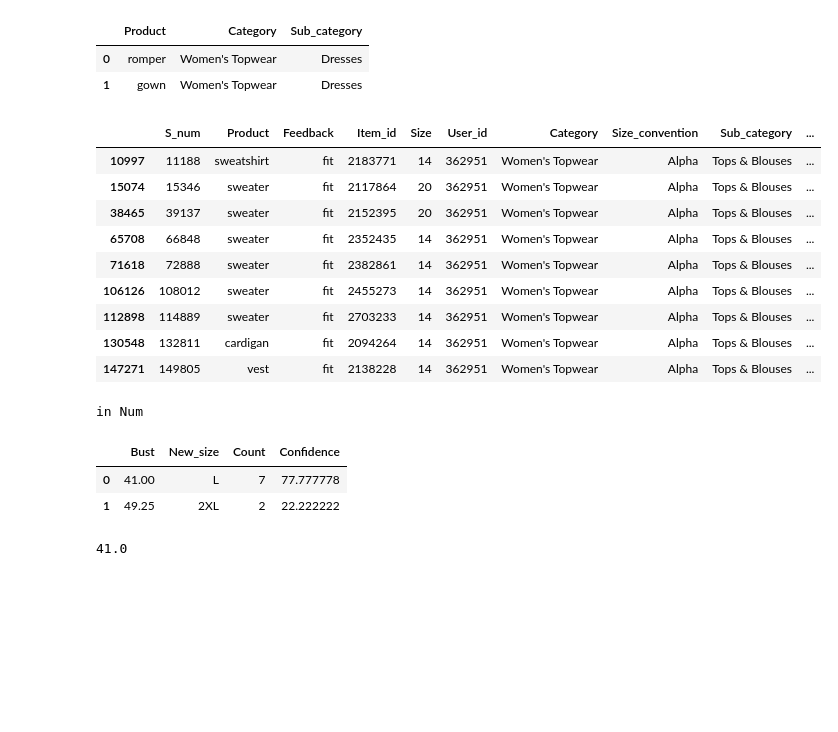
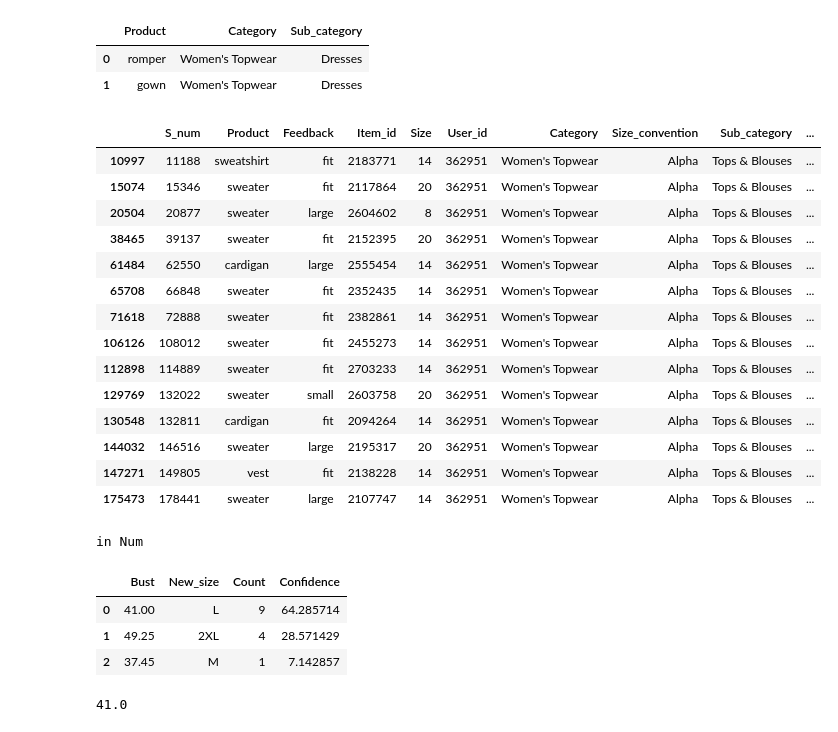
Before and after one commit to vigneshSs-07/Complete-AtoZ-MLProjects, a Jupyter notebook: Recommending_Retail_Products/Scenario_ABB_Generalized_Code_CH.ipynb, the cells around one changed output. Saved outputs shown, nothing was run; the diff lists cells and outputs as text; code cells hidden in the pictures; blank space fills up the shorter version.

```diff
--- a/Recommending_Products/Scenario_ABB_Generalized_Code.ipynb
+++ b/Recommending_Retail_Products/Scenario_ABB_Generalized_Code_CH.ipynb
@@ -68,19 +68,24 @@ Product_Size_Mapping.head(2)
 # %%
 #Identifying_Size_Convention
 alp=str(cust_history[cust_history['Product']==product]['Size_convention'].iloc[0])
-customer_fit_count = cust_history[(cust_history['User_id']==cust_id) & (cust_history['Feedback']=='fit') & (cust_history['Size_convention']==alp)]
+customer_fit_count = cust_history[(cust_history['User_id']==cust_id)  & (cust_history['Size_convention']==alp)]  #& (cust_history['Feedback']=='fit')
 customer_fit_count
 # %% [output]
 |  | S_num | Product | Feedback | Item_id | Size | User_id | Category | Size_convention | Sub_category | ... |
 | 10997 | 11188 | sweatshirt | fit | 2183771 | 14 | 362951 | Women's Topwear | Alpha | Tops & Blouses | ... |
 | 15074 | 15346 | sweater | fit | 2117864 | 20 | 362951 | Women's Topwear | Alpha | Tops & Blouses | ... |
+| 20504 | 20877 | sweater | large | 2604602 | 8 | 362951 | Women's Topwear | Alpha | Tops & Blouses | ... |
 | 38465 | 39137 | sweater | fit | 2152395 | 20 | 362951 | Women's Topwear | Alpha | Tops & Blouses | ... |
+| 61484 | 62550 | cardigan | large | 2555454 | 14 | 362951 | Women's Topwear | Alpha | Tops & Blouses | ... |
 | 65708 | 66848 | sweater | fit | 2352435 | 14 | 362951 | Women's Topwear | Alpha | Tops & Blouses | ... |
 | 71618 | 72888 | sweater | fit | 2382861 | 14 | 362951 | Women's Topwear | Alpha | Tops & Blouses | ... |
 | 106126 | 108012 | sweater | fit | 2455273 | 14 | 362951 | Women's Topwear | Alpha | Tops & Blouses | ... |
 | 112898 | 114889 | sweater | fit | 2703233 | 14 | 362951 | Women's Topwear | Alpha | Tops & Blouses | ... |
+| 129769 | 132022 | sweater | small | 2603758 | 20 | 362951 | Women's Topwear | Alpha | Tops & Blouses | ... |
 | 130548 | 132811 | cardigan | fit | 2094264 | 14 | 362951 | Women's Topwear | Alpha | Tops & Blouses | ... |
+| 144032 | 146516 | sweater | large | 2195317 | 20 | 362951 | Women's Topwear | Alpha | Tops & Blouses | ... |
 | 147271 | 149805 | vest | fit | 2138228 | 14 | 362951 | Women's Topwear | Alpha | Tops & Blouses | ... |
+| 175473 | 178441 | sweater | large | 2107747 | 14 | 362951 | Women's Topwear | Alpha | Tops & Blouses | ... |
 # %%
 #CONVERTING BUST SIZE OF EVERY RECORD TO ITS RESPECTIVE MEAN AND GIVE ITS NEAREST VALUE FROM THE RECORD.
 #ONLY WORK IN ALPHA CATEGORY PRODUCT
@@ -140,8 +145,9 @@ Fit_bustsize_Count['Confidence'] = (Fit_bustsize_Count['Count'] / item_count) *
 Fit_bustsize_Count
 # %% [output]
 |  | Bust | New_size | Count | Confidence |
-| 0 | 41.00 | L | 7 | 77.777778 |
-| 1 | 49.25 | 2XL | 2 | 22.222222 |
+| 0 | 41.00 | L | 9 | 64.285714 |
+| 1 | 49.25 | 2XL | 4 | 28.571429 |
+| 2 | 37.45 | M | 1 | 7.142857 |
 # %%
 #Bust_Size to be displayed(But not displayed)
 Fit_bustsize_Value = Fit_bustsize_Count.iloc[0:1,]
```
Also changed, not shown: parts of 10 cells of this notebook, 4 other files.
